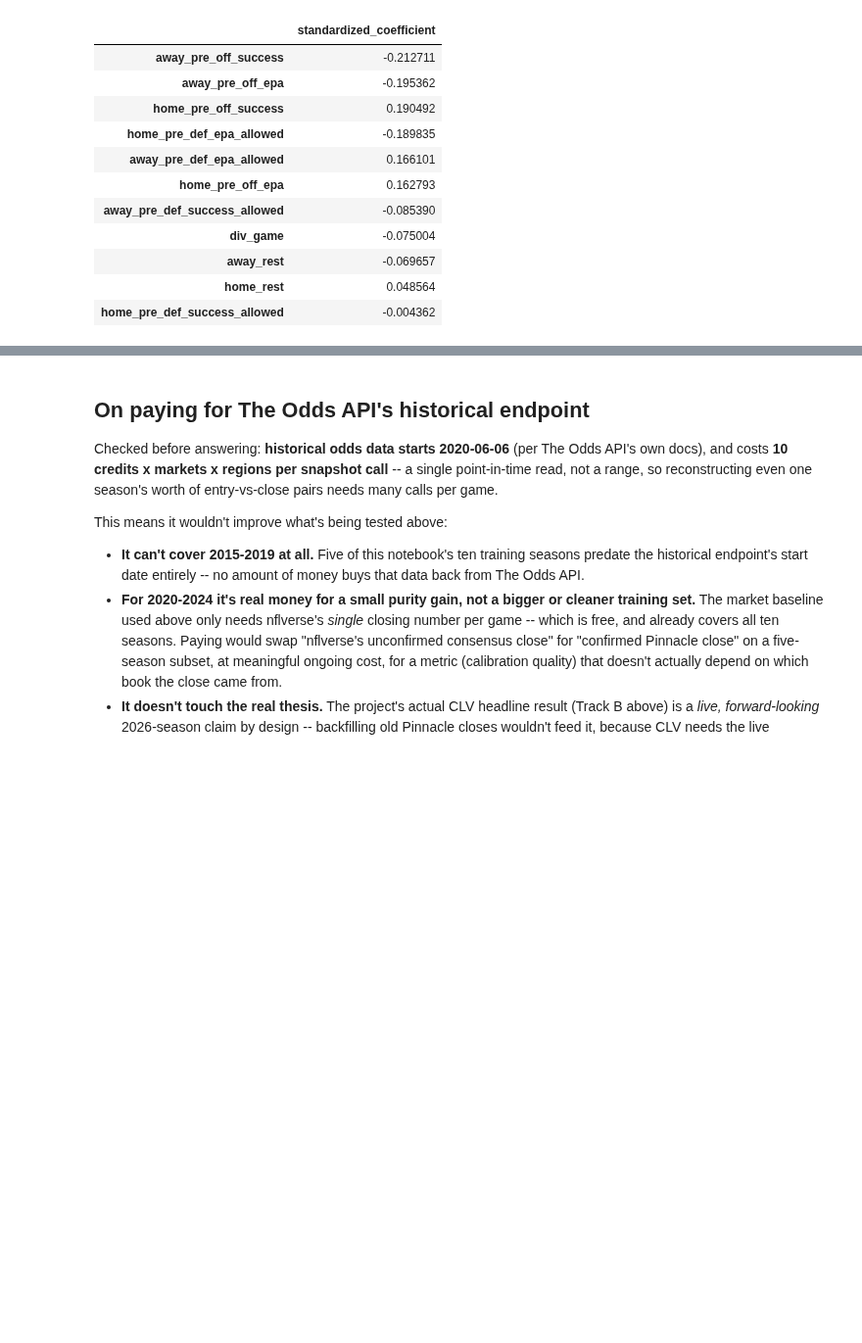
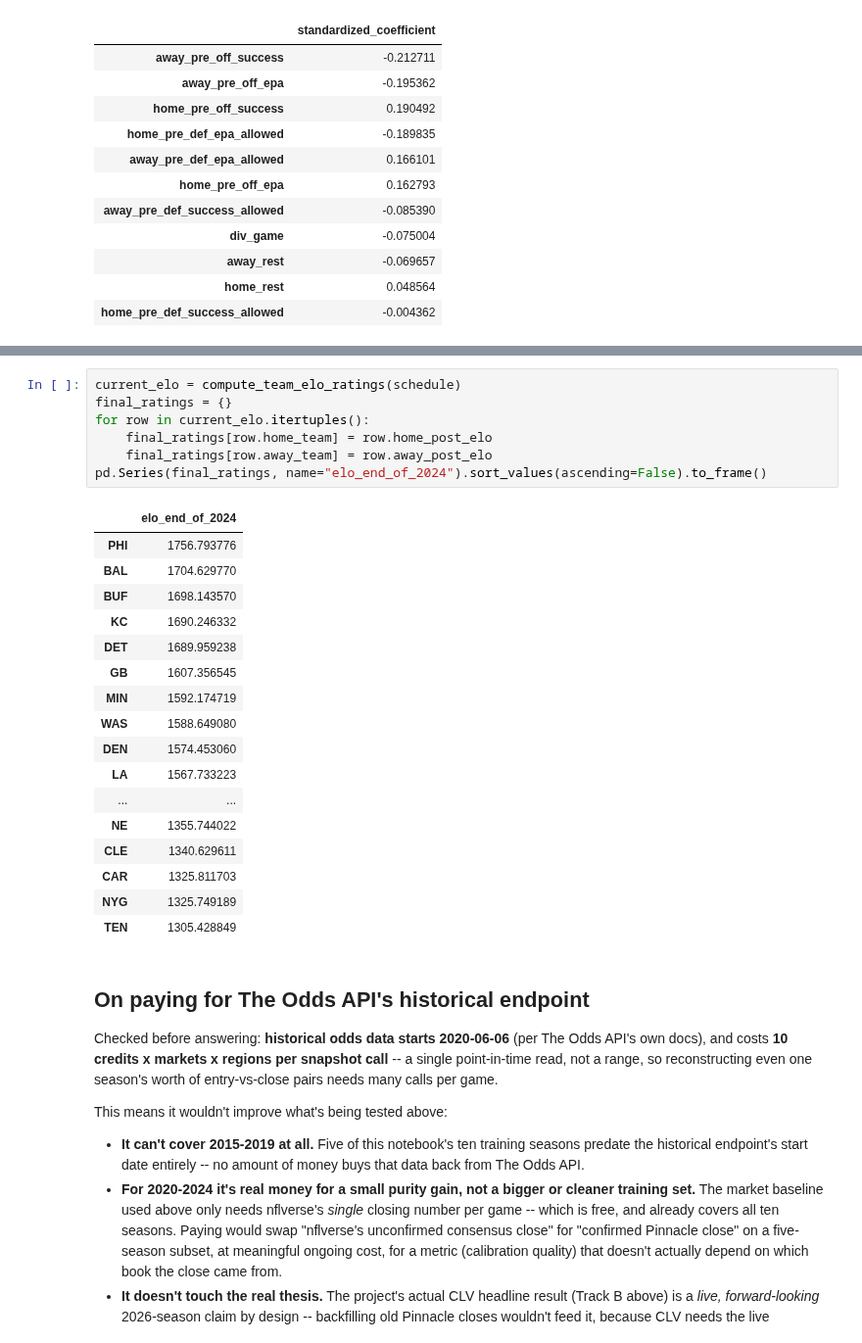
Before and after one commit to rahulr-1006/nfl_2026, a Jupyter notebook: notebooks/model_backtest_results.ipynb, the cells around one changed output, grey strips where cells are left out. Shown at 98% size. Cells and saved outputs as stored; diff of their text form; blank space fills up the shorter version.

```diff
--- a/notebooks/model_backtest_results.ipynb
+++ b/notebooks/model_backtest_results.ipynb
@@ -166,3 +232,28 @@ coefs.to_frame("standardized_coefficient")
+# %%
+current_elo = compute_team_elo_ratings(schedule)
+final_ratings = {}
+for row in current_elo.itertuples():
+    final_ratings[row.home_team] = row.home_post_elo
+    final_ratings[row.away_team] = row.away_post_elo
+pd.Series(final_ratings, name="elo_end_of_2024").sort_values(ascending=False).to_frame()
+# %% [output]
+|  | elo_end_of_2024 |
+| PHI | 1756.793776 |
+| BAL | 1704.629770 |
+| BUF | 1698.143570 |
+| KC | 1690.246332 |
+| DET | 1689.959238 |
+| GB | 1607.356545 |
+| MIN | 1592.174719 |
+| WAS | 1588.649080 |
+| DEN | 1574.453060 |
+| LA | 1567.733223 |
+| ... | ... |
+| NE | 1355.744022 |
+| CLE | 1340.629611 |
+| CAR | 1325.811703 |
+| NYG | 1325.749189 |
+| TEN | 1305.428849 |
 # %% [markdown]
 ## On paying for The Odds API's historical endpoint
 
```
Also changed, not shown: parts of 3 cells of this notebook, 6 other files.
